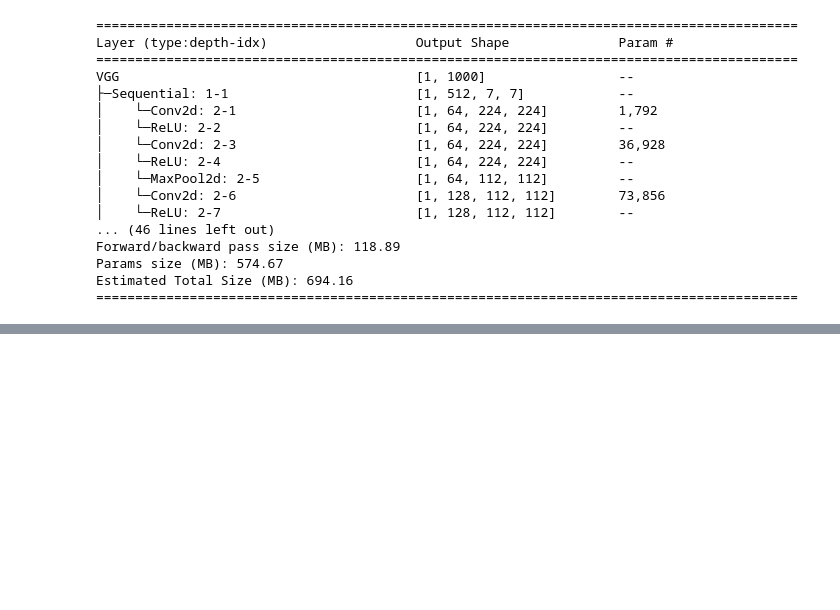
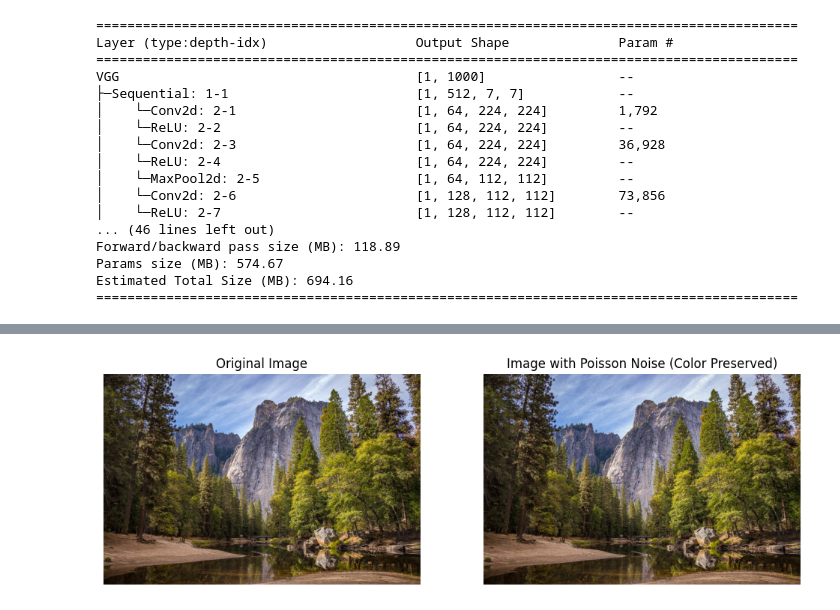
Before and after one commit to pekochan069/deep-learning-models, a Jupyter notebook: test.ipynb, the cells around one changed output, grey strips where cells are left out. Saved outputs shown, nothing was run; the diff lists cells and outputs as text; code cells hidden in the pictures; blank space fills up the shorter version.

```diff
--- a/test.ipynb
+++ b/test.ipynb
@@ -155,0 +159,63 @@ Estimated Total Size (MB): 694.16
+# %%
+import torchvision.transforms.v2 as transforms
+import torch
+import cv2
+import matplotlib.pyplot as plt
+import numpy as np
+
+# --- 1. 이미지 로드 및 전처리 ---
+img = cv2.imread("./DIV2K_0007.png")
+img_rgb = cv2.cvtColor(img, cv2.COLOR_BGR2RGB)
+
+transform = transforms.Compose(
+    [
+        transforms.ToImage(),  # HWC -> CHW
+        transforms.ToDtype(torch.float32, scale=True),  # 0-255 uint8 -> 0-1 float32
+    ]
+)
+
+img_float = transform(img_rgb)
+
+# --- 2. 원본 색상을 유지하는 포아송 노이즈 추가 ---
+
+# 노이즈의 강도를 조절하는 파라미터 (작을수록 노이즈가 강해짐)
+# 이 값을 조절하여 노이즈 레벨을 제어할 수 있습니다.
+alpha = 0.01
+
+# 포아송 분포를 따르는 노이즈 생성
+# 1. 원본 이미지(img_float)를 alpha로 나누어 포아송 분포의 'rate'를 구합니다.
+# 2. torch.poisson을 적용해 rate에 해당하는 포아송 분포에서 값을 샘플링합니다.
+# 3. 샘플링된 값에서 다시 rate(img_float / alpha)를 빼주어 노이즈의 평균을 0으로 만듭니다.
+# 4. 마지막으로 alpha를 곱해 노이즈의 스케일을 다시 맞춰줍니다.
+noise = alpha * (torch.poisson(img_float / alpha) - (img_float / alpha))
+
+# 원본 이미지에 노이즈를 더합니다.
+degraded = img_float + noise
+
+# gaussian_noise = transforms.GaussianNoise(sigma=0.1)
+# degraded = gaussian_noise(img_float)
+
+# --- 3. 시각화를 위한 후처리 ---
+
+# 노이즈가 더해지면서 픽셀 값이 [0, 1] 범위를 벗어날 수 있으므로 클램핑(clamping)해줍니다.
+degraded = torch.clamp(degraded, 0, 1)
+
+# 시각화를 위해 텐서를 다시 numpy 배열로 변환
+degraded_np = degraded.permute(1, 2, 0).numpy()
+
+# --- 4. 원본과 노이즈 이미지 비교 시각화 ---
+plt.figure(figsize=(12, 6))
+
+plt.subplot(1, 2, 1)
+plt.imshow(img_rgb)
+plt.title("Original Image")
+plt.axis("off")
+
+plt.subplot(1, 2, 2)
+plt.imshow(degraded_np)
+plt.title("Image with Poisson Noise (Color Preserved)")
+plt.axis("off")
+
+plt.show()
+# %% [output]
+[figure, added]
```
Also changed, not shown: parts of 1 cell of this notebook, 25 other files.
